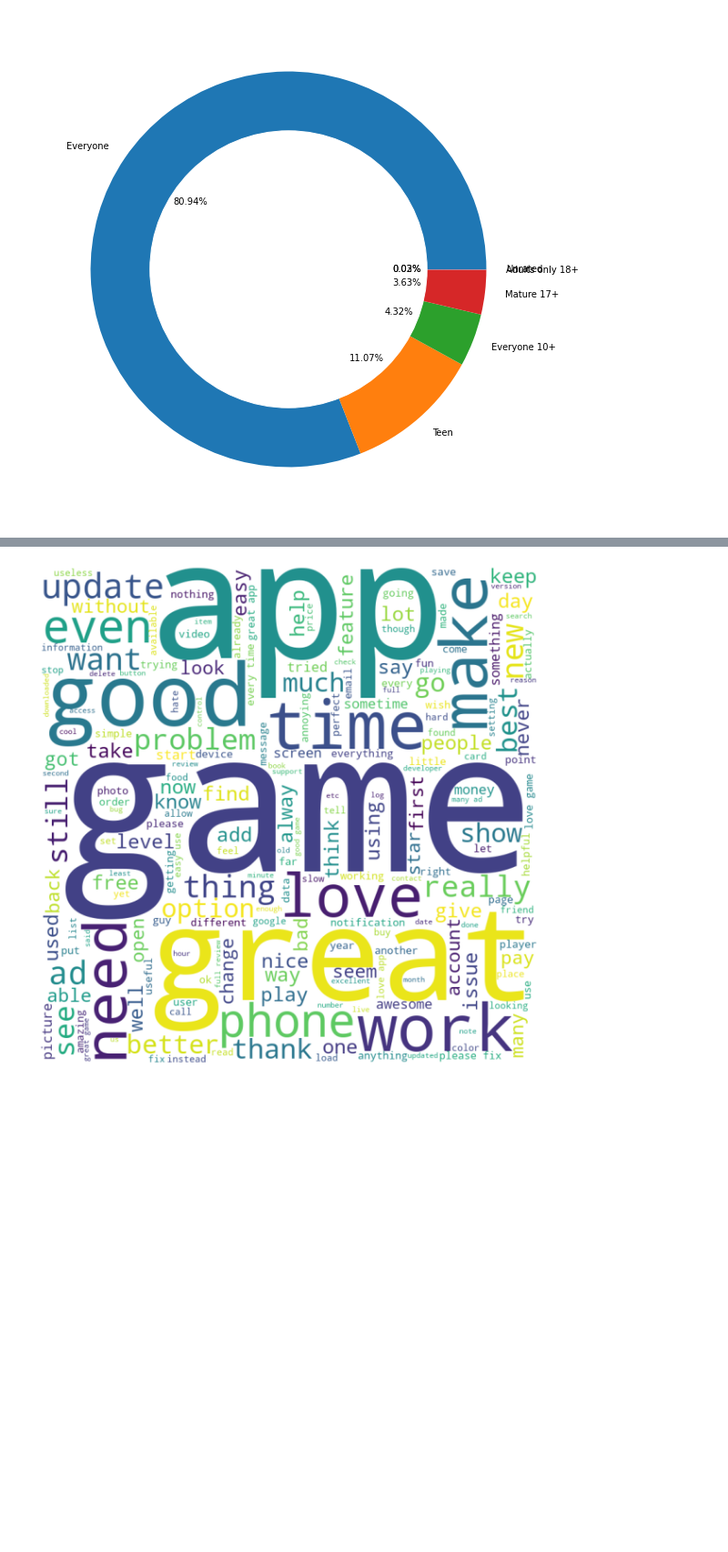
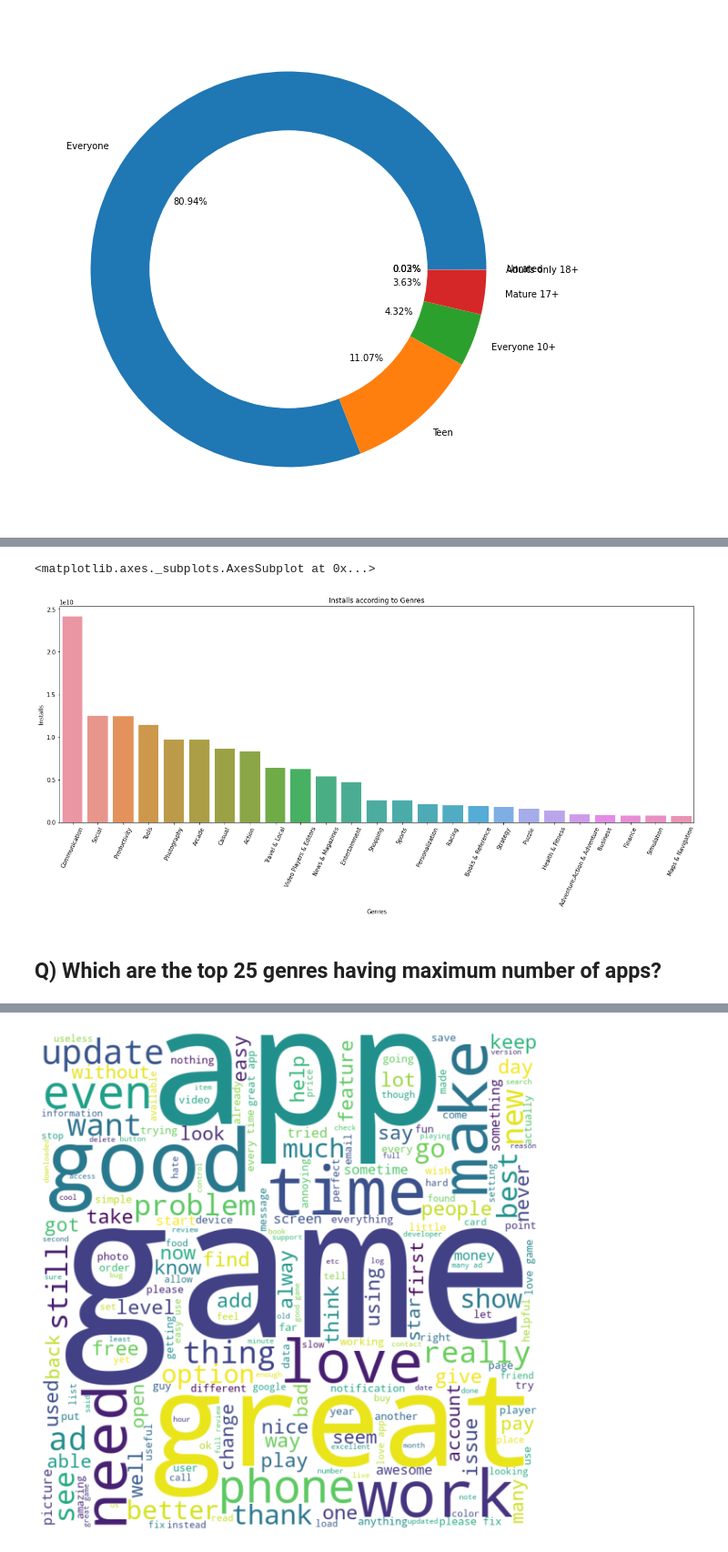
Before and after one commit to Akn-ag/Play-store-app-review-analysis, a Jupyter notebook: Play_Store_App_Review_Analysis_Capstone_Project.ipynb, the cells around one changed output, grey strips where cells are left out. Shown at 91% size. Drawn from its saved outputs; the diff is of its cells as text; code cells hidden in the pictures; blank space fills up the shorter version.

```diff
--- a/Play_Store_App_Review_Analysis_Capstone_Project.ipynb
+++ b/Play_Store_App_Review_Analysis_Capstone_Project.ipynb
@@ -670,0 +526,19 @@ Text(0, 0.5, 'Review Counts')
+# %%
+# Finding top 25 Genres on the basis of Installs
+
+top_25_genres_by_install=df1.groupby('Genres')['Installs'].sum().sort_values(ascending=False).head(25)
+# %%
+# Plotting histogram of 25 genres vs Installs
+
+top_25_genres_by_install.values
+plt.figure(figsize=(20,7))
+plt.xticks(rotation=65)
+plt.xlabel("Genres")
+plt.ylabel("Installs")
+plt.title("Installs according to Genres")
+sns.barplot(top_25_genres_by_install.index,top_25_genres_by_install.values)
+# %% [output]
+<matplotlib.axes._subplots.AxesSubplot at 0x...>
+[figure, added]
+# %% [markdown]
+## Q) Which are the top 25 genres having maximum number of apps?
```
Also changed, not shown: parts of 86 cells of this notebook.
